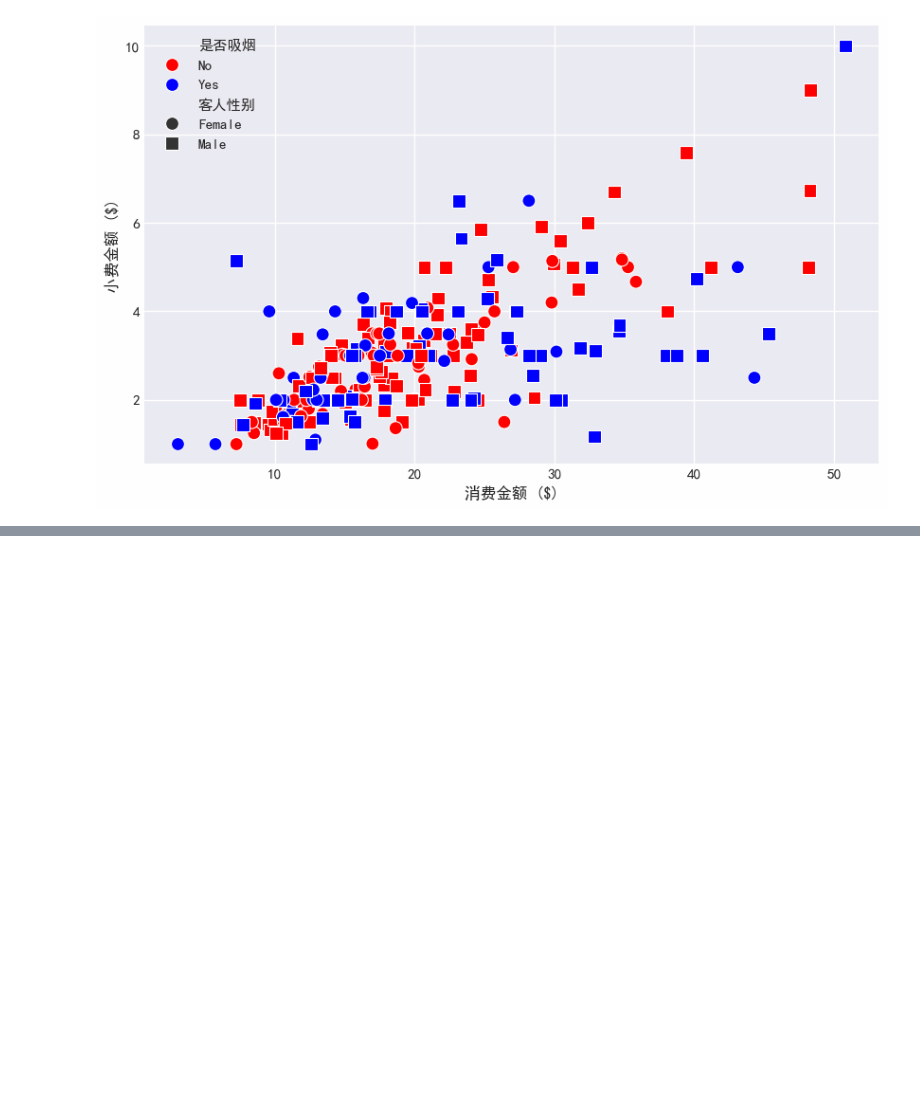
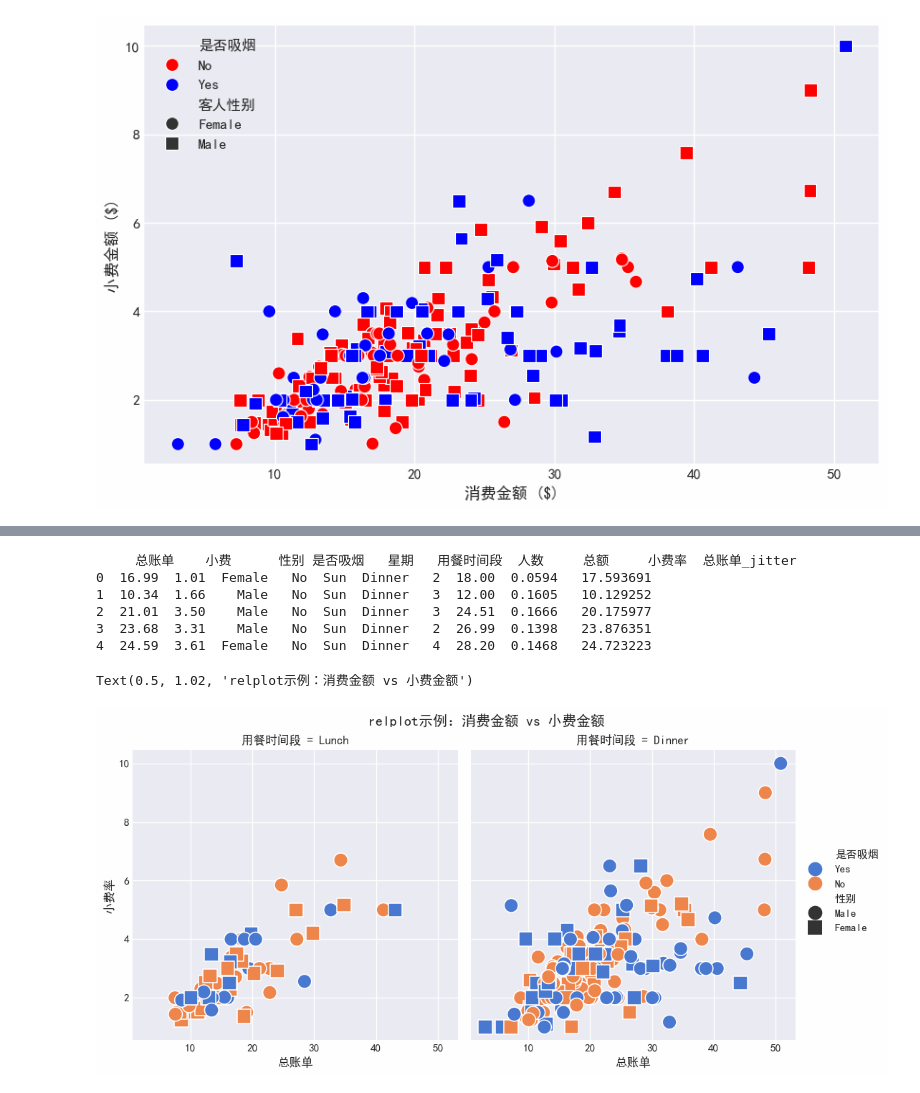
Before and after one commit to SongYangcheng/coding, a Jupyter notebook: seaborn.ipynb, the cells around one changed output, grey strips where cells are left out. Cells and saved outputs as stored; diff of their text form; code cells hidden in the pictures; blank space fills up the shorter version.

```diff
--- a/seaborn.ipynb
+++ b/seaborn.ipynb
@@ -579,0 +619,35 @@ ax = axes[0, 1]
+# %%
+tips = sns.load_dataset('tips') #加载内置数据集seaborn自带数据
+tips.columns = ['总账单','小费','性别','是否吸烟','星期',
+                '用餐时间段','人数']
+tips['总额'] = tips['总账单'] + tips['小费']
+
+tips['小费率'] = (tips['小费'] / tips['总账单']).round(4)
+
+
+top5 = tips.sort_values('小费率',ascending = False).head()
+tips['总账单_jitter'] = tips['总账单'] + np.random.normal(0, 0.5, size=len(tips))
+print(tips.head())
+g = sns.relplot(
+    data=tips, #指定数据集
+    x='总账单', #指定x轴变量
+    y='小费', #指定y轴变量
+    col='用餐时间段', #指定列变量
+    hue='是否吸烟', #指定颜色变量
+    style='性别', #指定样式变量
+    palette='muted', #指定调色板
+    markers=['o', 's'], #指定点的样式
+    s = 200, #指定点的大小
+)
+g.set_axis_labels('总账单', '小费率')
+#添加图标标题，位于图形顶部，y=1.02稍微上移避免重叠
+g.fig.suptitle('relplot示例：消费金额 vs 小费金额', y=1.02)
+# %% [output]
+     总账单    小费      性别 是否吸烟   星期   用餐时间段  人数     总额     小费率  总账单_jitter
+0  16.99  1.01  Female   No  Sun  Dinner   2  18.00  0.0594   17.593691
+1  10.34  1.66    Male   No  Sun  Dinner   3  12.00  0.1605   10.129252
+2  21.01  3.50    Male   No  Sun  Dinner   3  24.51  0.1666   20.175977
+3  23.68  3.31    Male   No  Sun  Dinner   2  26.99  0.1398   23.876351
+4  24.59  3.61  Female   No  Sun  Dinner   4  28.20  0.1468   24.723223
+Text(0.5, 1.02, 'relplot示例：消费金额 vs 小费金额')
+[figure, added]
```
Also changed, not shown: parts of 34 cells of this notebook, 18 other files.
